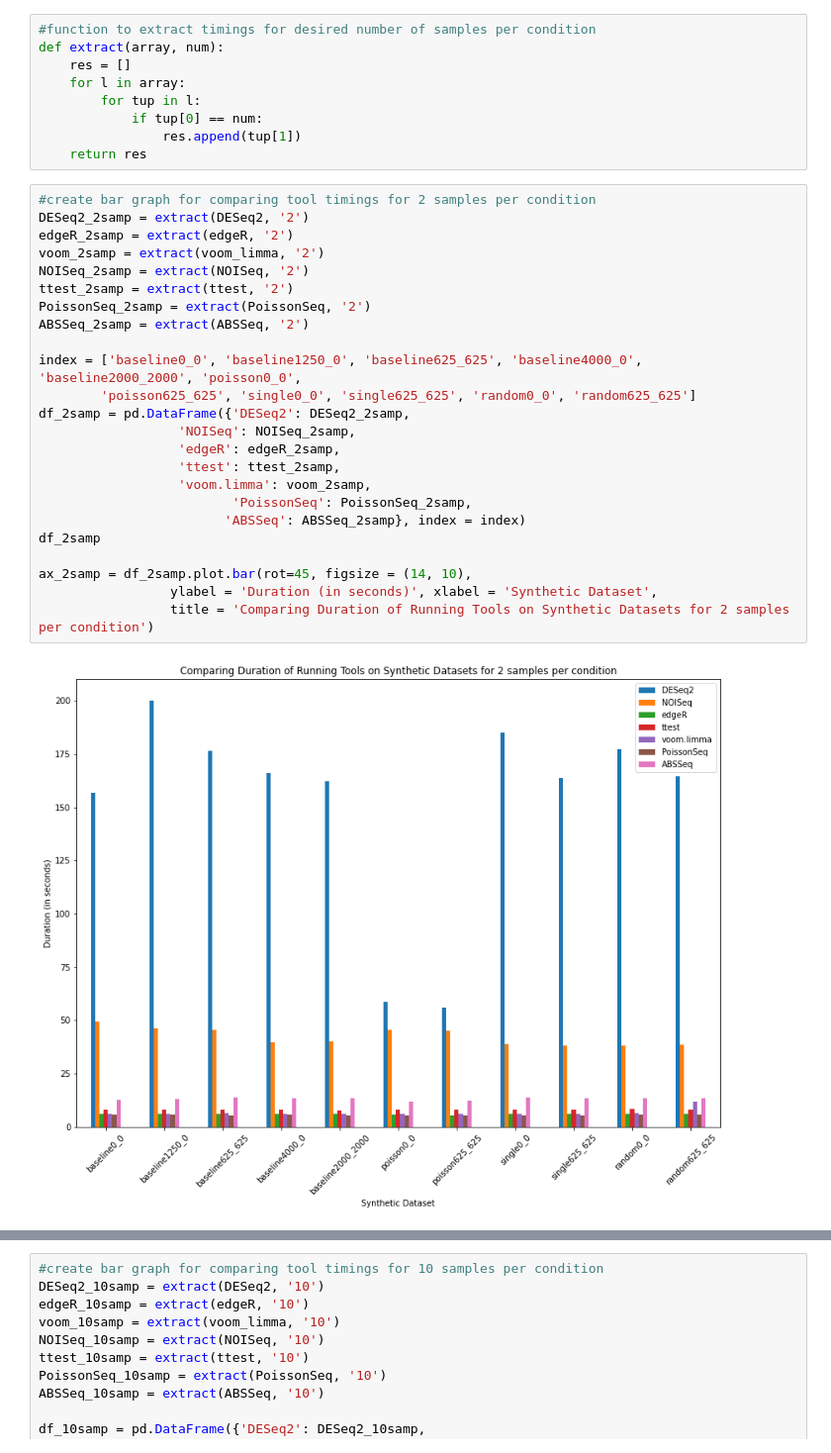
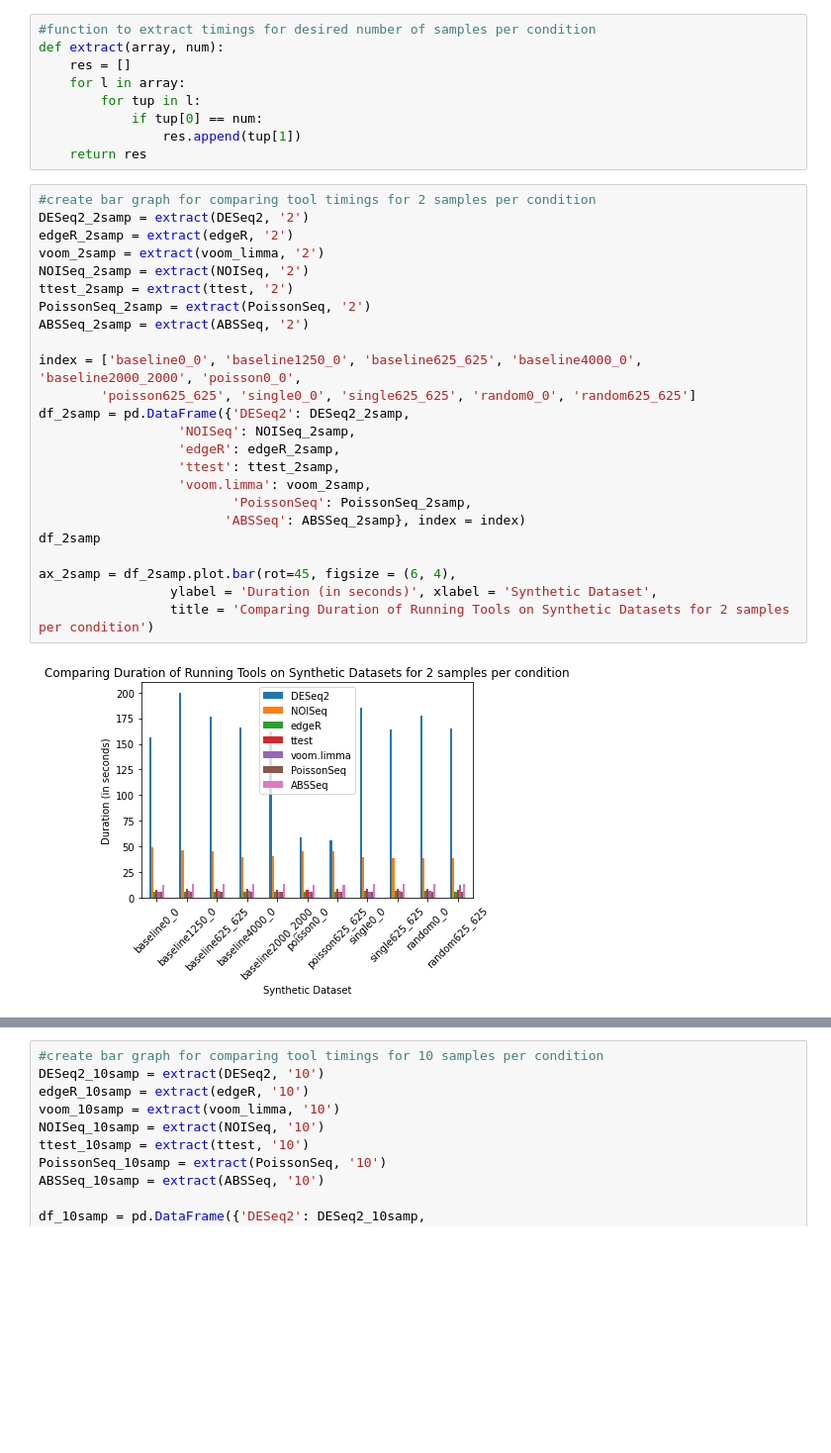
Before and after one commit to JosephBui21/RNASeqToolComparison, a Jupyter notebook: Tool Timings.ipynb, the cells around one changed output, grey strips where cells are left out. Shown at 99% size. Cells and saved outputs as stored; diff of their text form; blank space fills up the shorter version.

```diff
--- a/Tool Timings.ipynb
+++ b/Tool Timings.ipynb
@@ -296,29 +296,29 @@ def extract(array, num):
 # %%
 #create bar graph for comparing tool timings for 2 samples per condition
 DESeq2_2samp = extract(DESeq2, '2')
 edgeR_2samp = extract(edgeR, '2')
 voom_2samp = extract(voom_limma, '2')
 NOISeq_2samp = extract(NOISeq, '2')
 ttest_2samp = extract(ttest, '2')
 PoissonSeq_2samp = extract(PoissonSeq, '2')
 ABSSeq_2samp = extract(ABSSeq, '2')
 
 index = ['baseline0_0', 'baseline1250_0', 'baseline625_625', 'baseline4000_0', 'baseline2000_2000', 'poisson0_0',
         'poisson625_625', 'single0_0', 'single625_625', 'random0_0', 'random625_625']
 df_2samp = pd.DataFrame({'DESeq2': DESeq2_2samp,
                   'NOISeq': NOISeq_2samp,
                   'edgeR': edgeR_2samp,
                   'ttest': ttest_2samp,
                   'voom.limma': voom_2samp,
                          'PoissonSeq': PoissonSeq_2samp,
                         'ABSSeq': ABSSeq_2samp}, index = index)
 df_2samp
 
-ax_2samp = df_2samp.plot.bar(rot=45, figsize = (14, 10),
+ax_2samp = df_2samp.plot.bar(rot=45, figsize = (6, 4),
                  ylabel = 'Duration (in seconds)', xlabel = 'Synthetic Dataset',
                  title = 'Comparing Duration of Running Tools on Synthetic Datasets for 2 samples per condition')
 # %% [output]
-[figure, old version]
+[figure, new version]
 # %%
 #create bar graph for comparing tool timings for 5 samples per condition
 DESeq2_5samp = extract(DESeq2, '5')
```
Also changed, not shown: parts of 1 cell of this notebook, 3 other files.
